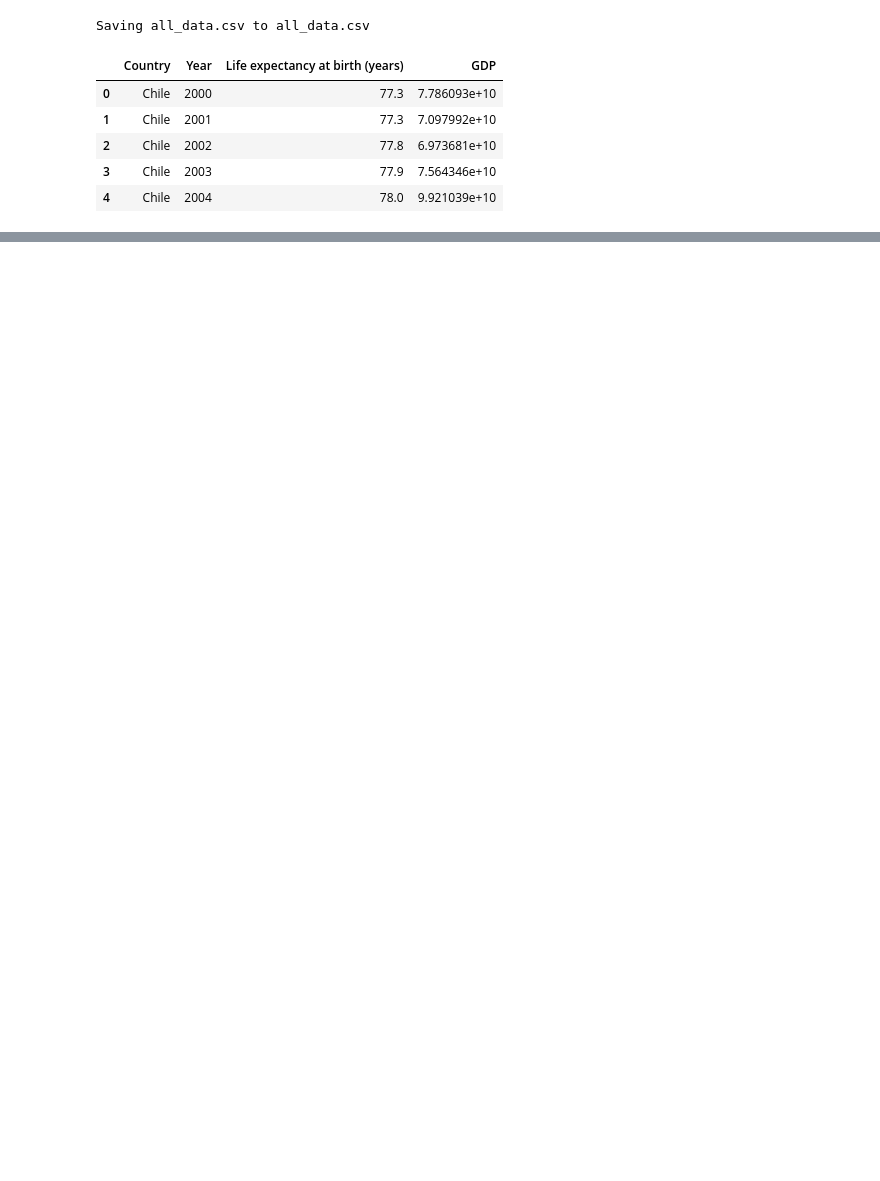
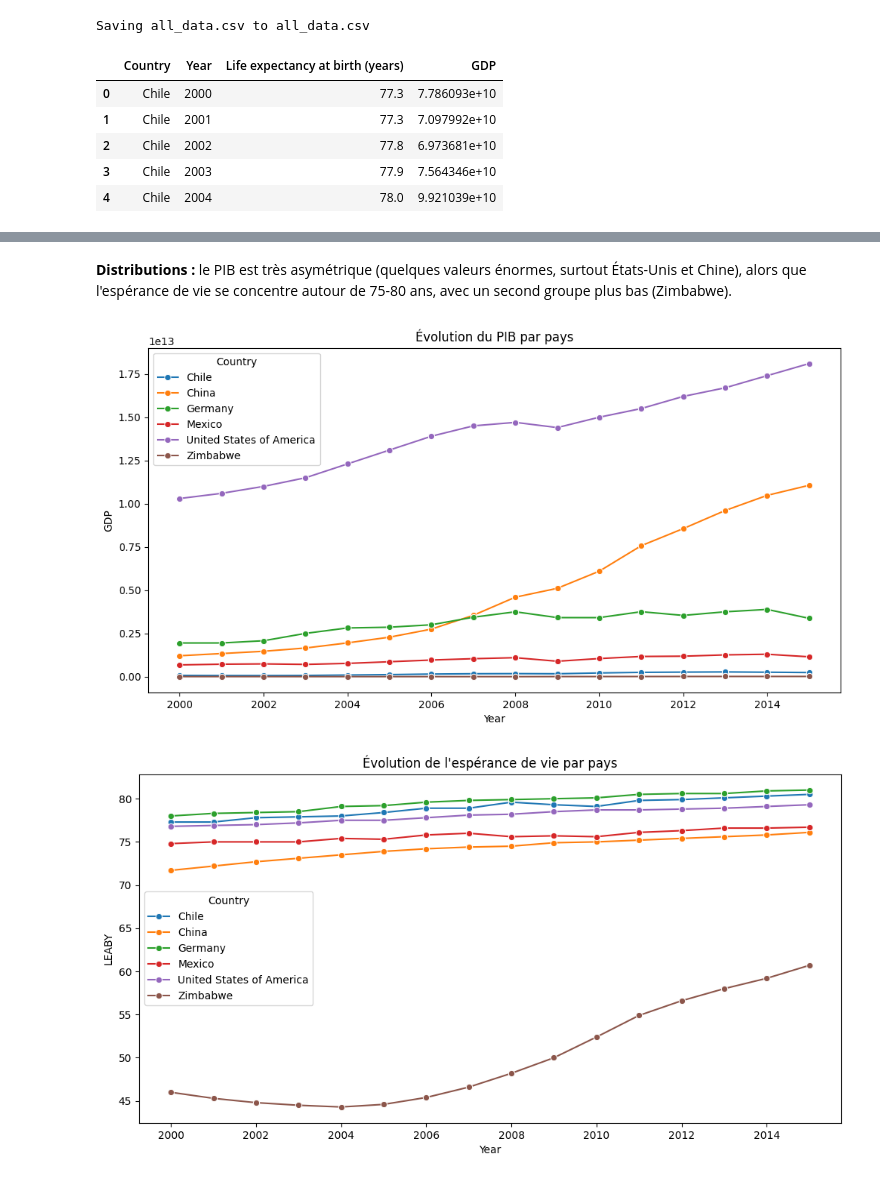
Before and after one commit to Bethannet/projet_sante, a Jupyter notebook: life_expectancy_gdp.ipynb, the cells around one changed output, grey strips where cells are left out. Saved outputs shown, nothing was run; the diff lists cells and outputs as text; code cells hidden in the pictures; blank space fills up the shorter version.

```diff
--- a/life_expectancy_gdp.ipynb
+++ b/life_expectancy_gdp.ipynb
@@ -19,0 +65,16 @@ df.head()
+# %% [markdown]
+**Distributions :** le PIB est très asymétrique (quelques valeurs énormes, surtout États-Unis et Chine),
+alors que l'espérance de vie se concentre autour de 75-80 ans, avec un second groupe plus bas (Zimbabwe).
+# %%
+plt.figure(figsize=(12, 6))
+sns.lineplot(data=df, x="Year", y="GDP", hue="Country", marker="o")
+plt.title("Évolution du PIB par pays")
+plt.show()
+
+plt.figure(figsize=(12, 6))
+sns.lineplot(data=df, x="Year", y="LEABY", hue="Country", marker="o")
+plt.title("Évolution de l'espérance de vie par pays")
+plt.show()
+# %% [output]
+[figure, added]
+[figure, added]
```
Also changed, not shown: parts of 8 cells of this notebook.
